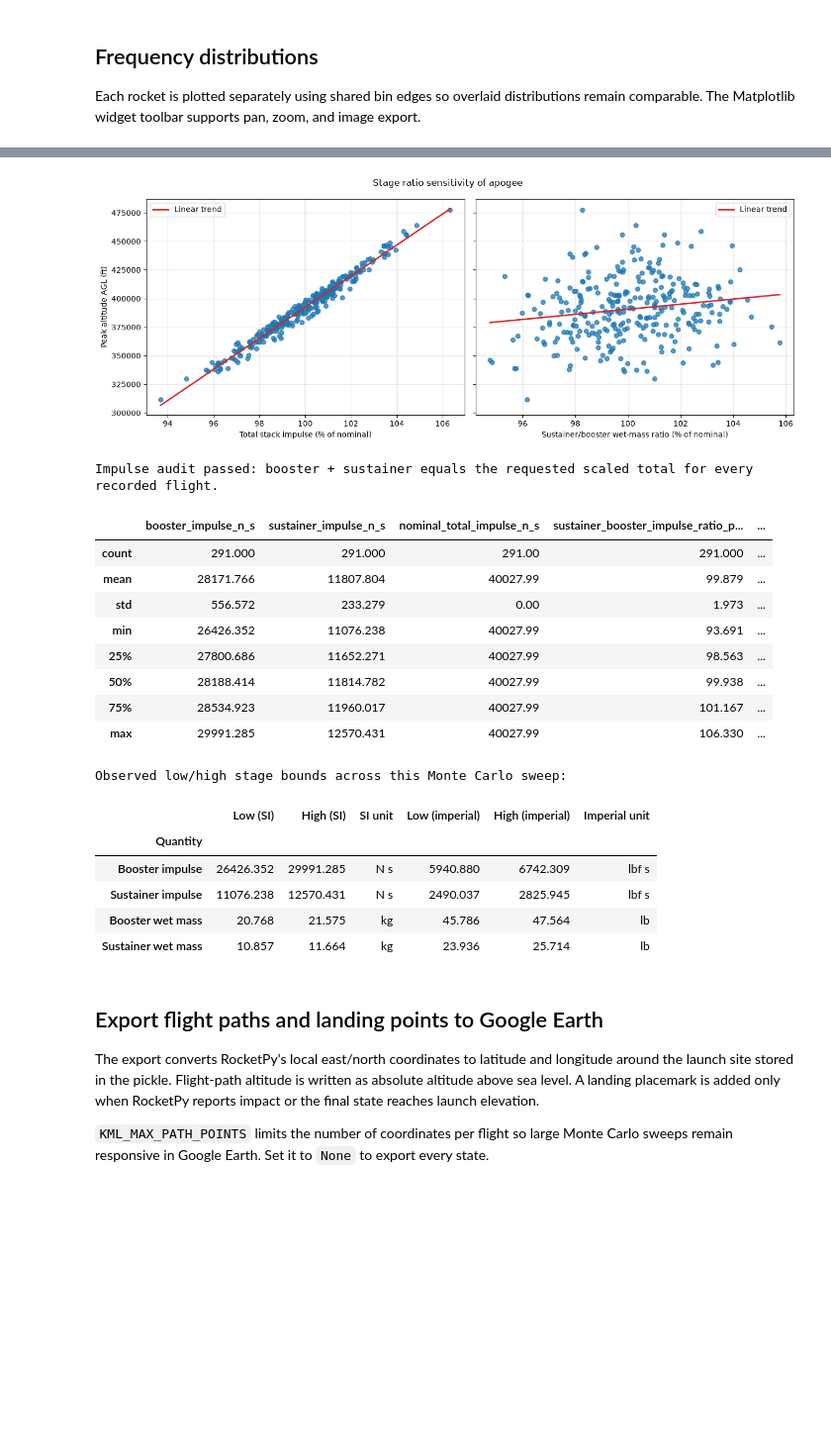
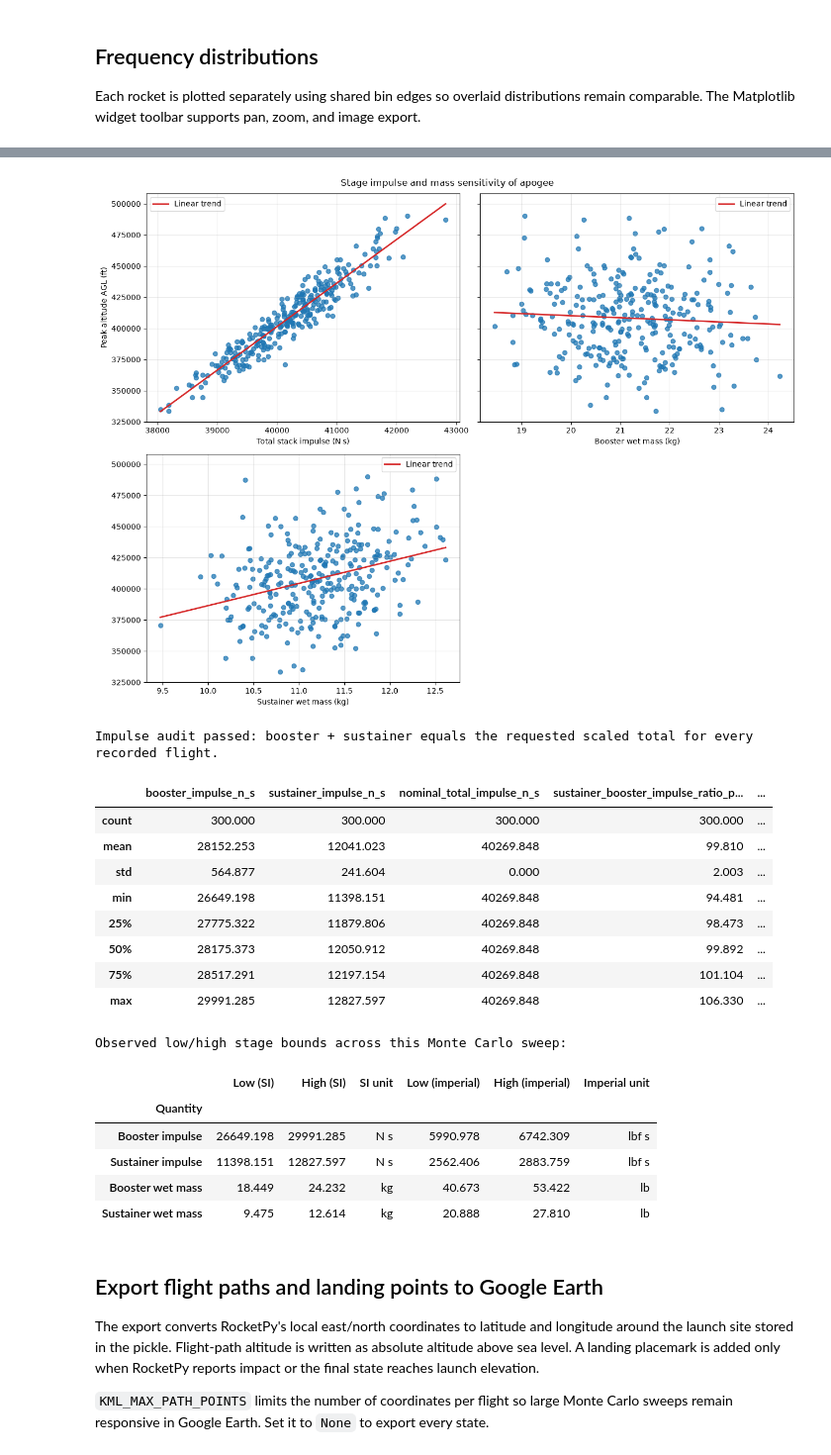
Before and after one commit to prs2026/farfromheaven, a Jupyter notebook: sims/rocketpy/montecarloviewer.ipynb, the cells around one changed output, grey strips where cells are left out. Shown at 99% size. Saved outputs shown, nothing was run; the diff lists cells and outputs as text; code cells hidden in the pictures; blank space fills up the shorter version.

Commit message:
fixed some sims and generated some percentile curves.

```diff
--- a/sims/rocketpy/montecarloviewer.ipynb
+++ b/sims/rocketpy/montecarloviewer.ipynb
@@ -31,6 +31,11 @@ if not PKL_PATH.is_file():
 HISTOGRAM_BINS = "auto"
 EXCLUDE_TILT_LOCKOUTS_FROM_GRAPHS = True
 POSTPROCESS_TILT_LOCKOUT_MAX_ANGLE_DEG = None  # Example: 20.0
+REPORT_OUTPUT_PATH = PROJECT_DIR / "monte_carlo_report.pdf"  # Use .pdf or .png
+REPORT_FIGURES = []
+FLIGHT_PROFILE_PERCENTILE = 80.0
+FLIGHT_PROFILE_TIME_STEP_S = 0.1
+AVERAGE_FLIGHT_PROFILE_PATH = PROJECT_DIR / "average_flight_profile.csv"
 print(f"Loading: {PKL_PATH}")
 # %% [output]
 Loading: C:\Users\E\Documents\GitHub\farfromheaven\sims\rocketpy\monte_carlo_flights.pkl
@@ -286,6 +291,7 @@ for axis, (metric, x_label, title) in zip(axes, plot_definitions):
 
 fig.suptitle(f"Monte Carlo distributions — {len(plot_flight_metrics):,} flights", fontsize=14)
 fig.tight_layout()
+REPORT_FIGURES.append(fig)
 plt.show()
 
 correlation_plots = [
@@ -310,6 +316,7 @@ for axis in axes[len(correlation_plots):]:
     axis.remove()
 fig.suptitle("Monte Carlo flight correlations", fontsize=14)
 fig.tight_layout()
+REPORT_FIGURES.append(fig)
 plt.show()
 
 launch_plot_specs = [
@@ -359,5 +366,6 @@ if len(rocket_groups) > 1:
 axes[5].remove()
 fig.suptitle("Launch-condition sensitivity", fontsize=14)
 fig.tight_layout()
+REPORT_FIGURES.append(fig)
 plt.show()
 # %% [output]
@@ -367,11 +375,10 @@ plt.show()
 # %%
-ratio_parameter_labels = {
-    "sustainer_booster_impulse_ratio_percent": "Total stack impulse (% of nominal)",
-    "sustainer_booster_mass_ratio_percent": "Sustainer/booster wet-mass ratio (% of nominal)",
-    "booster_wet_mass_percent": "Booster wet mass (% of nominal)",
-    "sustainer_wet_mass_percent": "Sustainer wet mass (% of nominal)",
+sensitivity_parameter_labels = {
+    "total_impulse_n_s": "Total stack impulse (N s)",
+    "booster_wet_mass_kg": "Booster wet mass (kg)",
+    "sustainer_wet_mass_kg": "Sustainer wet mass (kg)",
 }
-ratio_records = []
+sensitivity_records = []
 for record_index, flight in enumerate(plot_flights):
     parameters = flight.get("simulation_parameters", {})
     impulses = flight.get("stage_impulses", {})
@@ -380,25 +387,28 @@ for record_index, flight in enumerate(plot_flights):
     if states.ndim != 2 or states.shape[0] == 0:
         continue
     apogee_ft_agl = (np.nanmax(states[:, column["z"]]) - launch_elevation_m) * 3.28084
-    ratio_records.append({
+    booster_impulse_n_s = float(impulses.get("booster_impulse_n_s", np.nan))
+    sustainer_impulse_n_s = float(impulses.get("sustainer_impulse_n_s", np.nan))
+    sensitivity_records.append({
         "apogee_ft_agl": float(apogee_ft_agl),
-        **{name: float(parameters.get(name, np.nan)) for name in ratio_parameter_labels},
-        "booster_impulse_n_s": float(impulses.get("booster_impulse_n_s", np.nan)),
-        "sustainer_impulse_n_s": float(impulses.get("sustainer_impulse_n_s", np.nan)),
+        "sustainer_booster_impulse_ratio_percent": float(parameters.get("sustainer_booster_impulse_ratio_percent", np.nan)),
+        "booster_impulse_n_s": booster_impulse_n_s,
+        "sustainer_impulse_n_s": sustainer_impulse_n_s,
+        "total_impulse_n_s": float(impulses.get("total_impulse_n_s", booster_impulse_n_s + sustainer_impulse_n_s)),
         "nominal_total_impulse_n_s": float(impulses.get("nominal_total_impulse_n_s", np.nan)),
         "booster_wet_mass_kg": float(masses.get("booster_wet_mass_kg", np.nan)),
         "sustainer_wet_mass_kg": float(masses.get("sustainer_wet_mass_kg", np.nan)),
     })
 
-ratio_sensitivity = pd.DataFrame.from_records(ratio_records)
+stage_sensitivity = pd.DataFrame.from_records(sensitivity_records)
 figure_columns = 2
-figure_rows = int(np.ceil(len(ratio_parameter_labels) / figure_columns))
+figure_rows = int(np.ceil(len(sensitivity_parameter_labels) / figure_columns))
 fig, axes = plt.subplots(figure_rows, figure_columns, figsize=(13, 5 * figure_rows), sharey=True)
 axes = np.atleast_1d(axes).ravel()
-for axis, (parameter, label) in zip(axes, ratio_parameter_labels.items()):
-    valid = ratio_sensitivity[[parameter, "apogee_ft_agl"]].dropna()
+for axis, (parameter, label) in zip(axes, sensitivity_parameter_labels.items()):
+    valid = stage_sensitivity[[parameter, "apogee_ft_agl"]].dropna()
     if valid.empty:
-        axis.text(0.5, 0.5, "No ratio sweep data", ha="center", va="center")
+        axis.text(0.5, 0.5, "No sweep data", ha="center", va="center")
     else:
         axis.scatter(valid[parameter], valid["apogee_ft_agl"], s=34, alpha=0.75)
         if valid[parameter].nunique() > 1:
@@ -408,15 +418,16 @@ for axis, (parameter, label) in zip(axes, ratio_parameter_labels.items()):
             axis.legend()
     axis.set_xlabel(label)
     axis.grid(alpha=0.3)
-for axis in axes[len(ratio_parameter_labels):]:
+for axis in axes[len(sensitivity_parameter_labels):]:
     axis.remove()
 axes[0].set_ylabel("Peak altitude AGL (ft)")
 fig.suptitle("Stage impulse and mass sensitivity of apogee")
 fig.tight_layout()
+REPORT_FIGURES.append(fig)
 plt.show()
 
 impulse_columns = ["booster_impulse_n_s", "sustainer_impulse_n_s", "nominal_total_impulse_n_s", "sustainer_booster_impulse_ratio_percent"]
-impulse_audit = ratio_sensitivity[impulse_columns].dropna().copy()
+impulse_audit = stage_sensitivity[impulse_columns].dropna().copy()
 if impulse_audit.empty:
     print("Impulse audit unavailable: rerun montecarlorunner.py to store stage_impulses in the pickle.")
 else:
@@ -447,52 +458,52 @@ if not impulse_audit.empty:
     display(impulse_audit.describe().round(3))
 
 bound_specs = [
     ("Booster impulse", "booster_impulse_n_s", "N s", 0.224808943, "lbf s"),
     ("Sustainer impulse", "sustainer_impulse_n_s", "N s", 0.224808943, "lbf s"),
     ("Booster wet mass", "booster_wet_mass_kg", "kg", 2.20462262, "lb"),
     ("Sustainer wet mass", "sustainer_wet_mass_kg", "kg", 2.20462262, "lb"),
 ]
 bound_rows = []
 for quantity, field, si_unit, conversion, imperial_unit in bound_specs:
-    observed = ratio_sensitivity[field].dropna()
+    observed = stage_sensitivity[field].dropna()
     if not observed.empty:
         bound_rows.append({
             "Quantity": quantity,
             "Low (SI)": observed.min(),
             "High (SI)": observed.max(),
             "SI unit": si_unit,
             "Low (imperial)": observed.min() * conversion,
             "High (imperial)": observed.max() * conversion,
             "Imperial unit": imperial_unit,
         })
 
 stage_bounds = pd.DataFrame.from_records(bound_rows)
 if stage_bounds.empty:
     print("Stage bounds unavailable: regenerate the Monte Carlo pickle with the current runner.")
 else:
     print("Observed low/high stage bounds across this Monte Carlo sweep:")
     display(stage_bounds.set_index("Quantity").round(3))
     if len(stage_bounds) < len(bound_specs):
         print("Mass bounds unavailable in this older pickle; regenerate it with the current runner.")
 # %% [output]
-[figure, old version]
+[figure, new version]
 Impulse audit passed: booster + sustainer equals the requested scaled total for every recorded flight.
 |  | booster_impulse_n_s | sustainer_impulse_n_s | nominal_total_impulse_n_s | sustainer_booster_impulse_ratio_p... | ... |
-| count | 291.000 | 291.000 | 291.00 | 291.000 | ... |
-| mean | 28171.766 | 11807.804 | 40027.99 | 99.879 | ... |
-| std | 556.572 | 233.279 | 0.00 | 1.973 | ... |
-| min | 26426.352 | 11076.238 | 40027.99 | 93.691 | ... |
-| 25% | 27800.686 | 11652.271 | 40027.99 | 98.563 | ... |
-| 50% | 28188.414 | 11814.782 | 40027.99 | 99.938 | ... |
-| 75% | 28534.923 | 11960.017 | 40027.99 | 101.167 | ... |
-| max | 29991.285 | 12570.431 | 40027.99 | 106.330 | ... |
+| count | 300.000 | 300.000 | 300.000 | 300.000 | ... |
+| mean | 28152.253 | 12041.023 | 40269.848 | 99.810 | ... |
+| std | 564.877 | 241.604 | 0.000 | 2.003 | ... |
+| min | 26649.198 | 11398.151 | 40269.848 | 94.481 | ... |
+| 25% | 27775.322 | 11879.806 | 40269.848 | 98.473 | ... |
+| 50% | 28175.373 | 12050.912 | 40269.848 | 99.892 | ... |
+| 75% | 28517.291 | 12197.154 | 40269.848 | 101.104 | ... |
+| max | 29991.285 | 12827.597 | 40269.848 | 106.330 | ... |
 Observed low/high stage bounds across this Monte Carlo sweep:
 |  | Low (SI) | High (SI) | SI unit | Low (imperial) | High (imperial) | Imperial unit |
 | Quantity |  |  |  |  |  |  |
-| Booster impulse | 26426.352 | 29991.285 | N s | 5940.880 | 6742.309 | lbf s |
-| Sustainer impulse | 11076.238 | 12570.431 | N s | 2490.037 | 2825.945 | lbf s |
-| Booster wet mass | 20.768 | 21.575 | kg | 45.786 | 47.564 | lb |
-| Sustainer wet mass | 10.857 | 11.664 | kg | 23.936 | 25.714 | lb |
+| Booster impulse | 26649.198 | 29991.285 | N s | 5990.978 | 6742.309 | lbf s |
+| Sustainer impulse | 11398.151 | 12827.597 | N s | 2562.406 | 2883.759 | lbf s |
+| Booster wet mass | 18.449 | 24.232 | kg | 40.673 | 53.422 | lb |
+| Sustainer wet mass | 9.475 | 12.614 | kg | 20.888 | 27.810 | lb |
 # %% [markdown]
 ## Export flight paths and landing points to Google Earth
 
```
Also changed, not shown: parts of 7 cells of this notebook, 12 other files.
